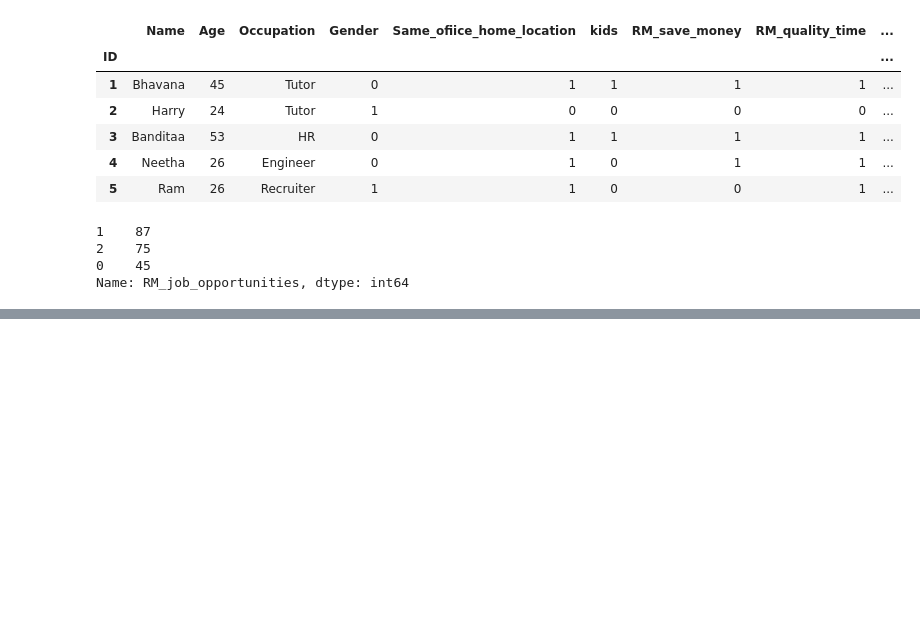
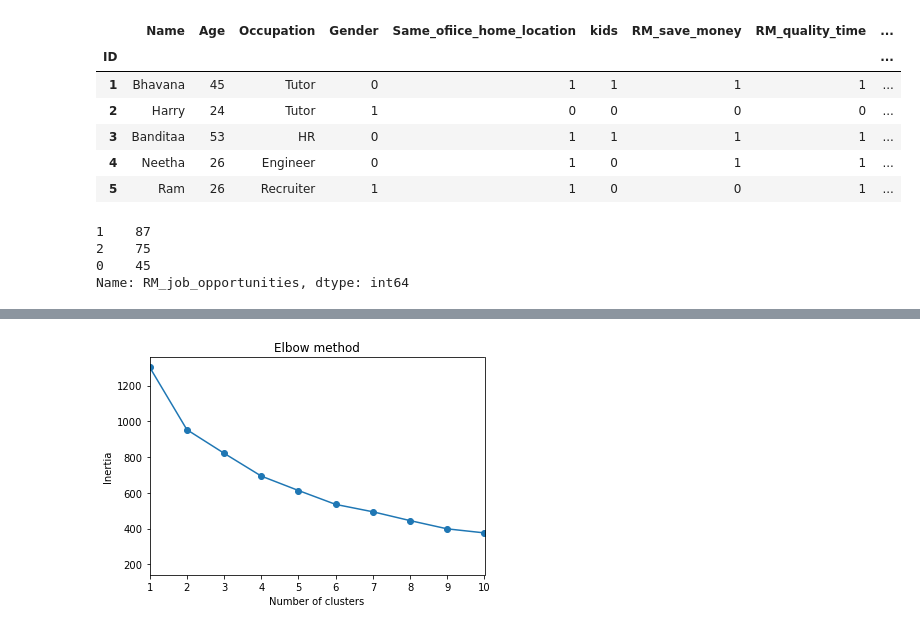
Before and after one commit to sinchana-hathwar/WFH_vs_WFO, a Jupyter notebook: wfh_vs_wfo.ipynb, the cells around one changed output, grey strips where cells are left out. Cells and saved outputs as stored; diff of their text form; code cells hidden in the pictures; blank space fills up the shorter version.

```diff
--- a/wfh_vs_wfo.ipynb
+++ b/wfh_vs_wfo.ipynb
@@ -190,0 +303,11 @@ Name: RM_job_opportunities, dtype: int64
+# %%
+features = ['RM_professional_growth', 'RM_lazy', 'RM_productive', 'RM_better_work_life_balance',
+       'RM_improved_skillset']
+# %%
+inertias = []
+
+for i in range(1, 21):
+    kmeans = KMeans(n_clusters=i)
+    kmeans.fit(data[features])
+    print(kmeans.inertia_)
+    inertias.append(kmeans.inertia_)
@@ -190,0 +335,9 @@ Name: RM_job_opportunities, dtype: int64
+# %%
+plt.plot(range(1,21),inertias, marker = 'o')
+plt.xlim(1,10)
+plt.title('Elbow method')
+plt.xlabel('Number of clusters')
+plt.ylabel('Inertia')
+plt.show()
+# %% [output]
+[figure, added]
```
Also changed, not shown: parts of 19 cells of this notebook.
